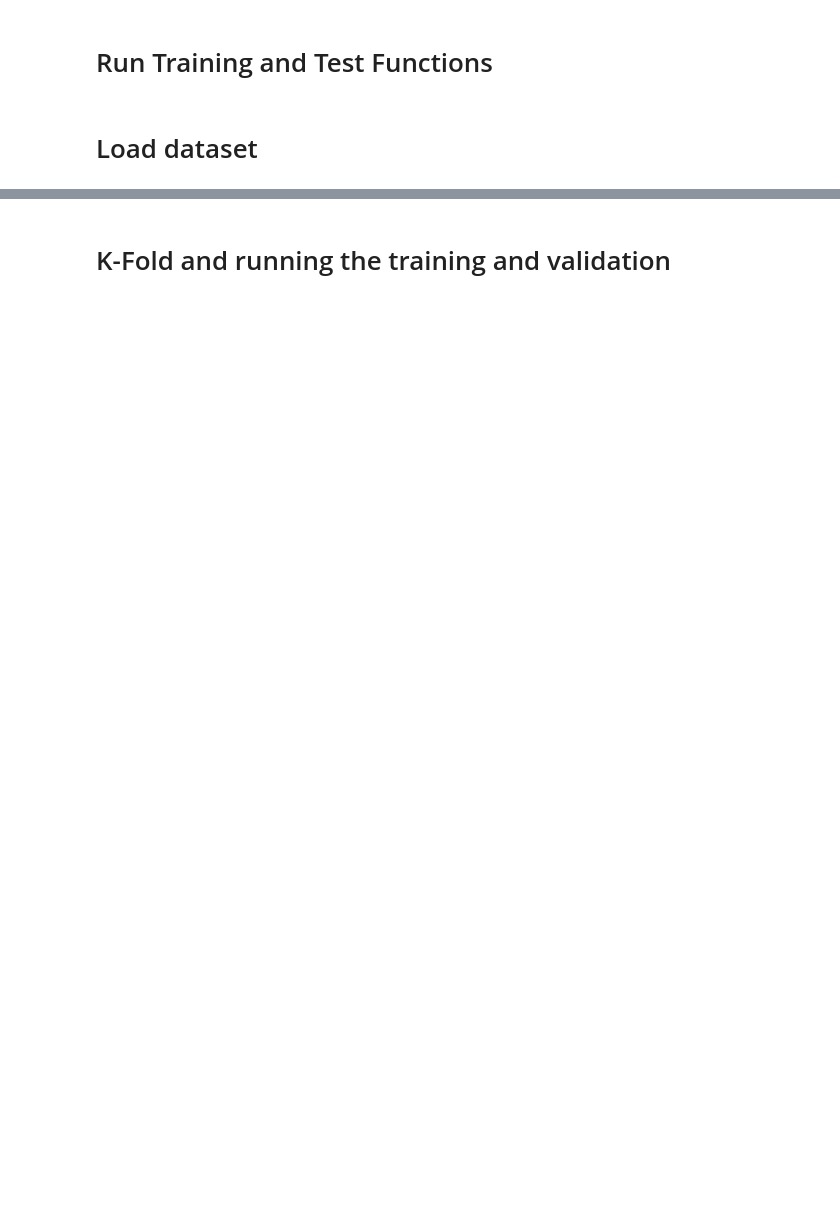
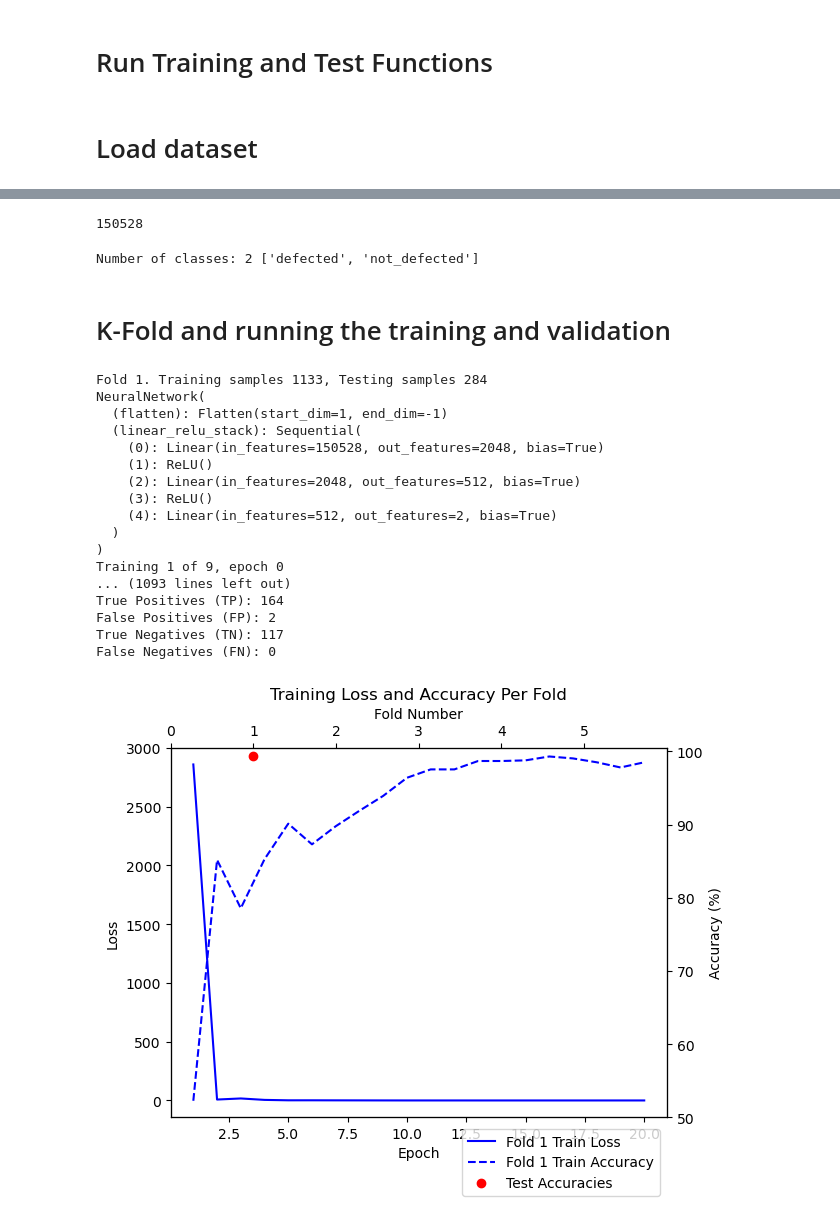
Before and after one commit to shehabattia96/3D-Print-Failure-Early-Detection, a Jupyter notebook: early_print_failure_detection.ipynb, the cells around one changed output, grey strips where cells are left out. Cells and saved outputs as stored; diff of their text form; code cells hidden in the pictures; blank space fills up the shorter version.

```diff
--- a/early_print_failure_detection.ipynb
+++ b/early_print_failure_detection.ipynb
@@ -231,7 +233,4 @@ False Negatives (FN): {fn}
 # %%
 %run ./dataset_load.py
 
-is_load_from_csv = input("Load from CSV or images directly? Type anything to load csv, leave blank for images.")
-
-if is_load_from_csv: dataset = load_from_csv(device) # type: ignore
-else: dataset = load_from_images(device) # type: ignore
+dataset = load_from_images(device) # type: ignore
@@ -239,9 +241,13 @@ else: dataset = load_from_images(device) # type: ignore
 number_of_features = dataset[0][0].numel()
 
 print(number_of_features)
+# %% [output]
+150528
 # %%
 number_of_classes = len(dataset.classes)
 print("Number of classes:", number_of_classes, dataset.classes)
+# %% [output]
+Number of classes: 2 ['defected', 'not_defected']
 # %%
 def save_model(model, fold_number:int, output_size:int, use_batch_normalization: bool, use_imagenet_weights:bool, output_folder:str):
     file_path = f"{output_folder}fold{fold_number}_outputs{output_size}_{'BN' if use_batch_normalization else 'noBN'}_{'imagenet' if use_imagenet_weights else 'no_imagenet'}.pth"
@@ -315,7 +321,7 @@ for train_idx, test_idx in kfold.split(dataset):
 
     test_accuracy, recall, f1, tn, fp, fn, tp, output_text = run_test(test_loader, model)
 
-    with open(f"{output_folder}results_fold{fold}.txt") as fp:
+    with open(f"{output_folder}results_fold{fold}.txt", "w") as fp:
         fp.write(output_text)
 
     test_accuracies[fold_index] = test_accuracy * 100
@@ -327,35 +333,52 @@ for train_idx, test_idx in kfold.split(dataset):
 
     left_y_axis.plot(range(1, epochs + 1), train_losses, colors[fold_index]+'-',  label=f'Fold {fold} Train Loss')
 
-    top_x_axis.plot(fold, test_accuracy * 100, colors[fold_index]+'o', label=f'Fold {fold} Test Accuracy')
-
-    top_x_axis.plot([f+1 for f in range(folds)], test_accuracies, 'po', label=f'Test Accuracies')
+    top_x_axis.plot([f+1 for f in range(folds)], test_accuracies, 'ro', label=f'Test Accuracies')
 
     right_y_axis.plot(range(1, epochs + 1), train_accuracies, colors[fold_index]+'--', label=f'Fold {fold} Train Accuracy')
 
     plt.title('Training Loss and Accuracy Per Fold')
 
     left_y_axis.set_xlabel('Epoch')
     left_y_axis.set_ylabel('Loss')
 
     right_y_axis.set_ylabel('Accuracy (%)')
     right_y_axis.set_ylim(50.0, 100.5)
 
     top_x_axis.set_xlim(0, folds+1)
     top_x_axis.set_xticks(range(folds+1))
     top_x_axis.set_xlabel("Fold Number")
     fig.legend( bbox_to_anchor=(0.9,0.1))
     fig.savefig(f'{output_folder}training_loss_fold{fold}.png', bbox_inches='tight')
 
     fold += 1
 
 plt.figure(figsize=(8, 6))
 plt.scatter([f+1 for f in range(folds)], test_accuracies, color='purple', s=100, label='Test Accuracy')
 plt.xlabel('Fold Number')
 plt.ylabel('Accuracy (%)')
 plt.xlim(0, folds+1)
 plt.xticks(range(folds+1))
 
 plt.title('Test Accuracy Per Fold')
 
 plt.savefig(f'{output_folder}test_accuracies.png', bbox_inches='tight')
+# %% [output]
+Fold 1. Training samples 1133, Testing samples 284
+NeuralNetwork(
+  (flatten): Flatten(start_dim=1, end_dim=-1)
+  (linear_relu_stack): Sequential(
+    (0): Linear(in_features=150528, out_features=2048, bias=True)
+    (1): ReLU()
+    (2): Linear(in_features=2048, out_features=512, bias=True)
+    (3): ReLU()
+    (4): Linear(in_features=512, out_features=2, bias=True)
+  )
+)
+Training 1 of 9, epoch 0
+... (1093 lines left out)
+True Positives (TP): 164
+False Positives (FP): 2
+True Negatives (TN): 117
+False Negatives (FN): 0
+[figure, added]
```
Also changed, not shown: parts of 3 cells of this notebook, 1 other file.
